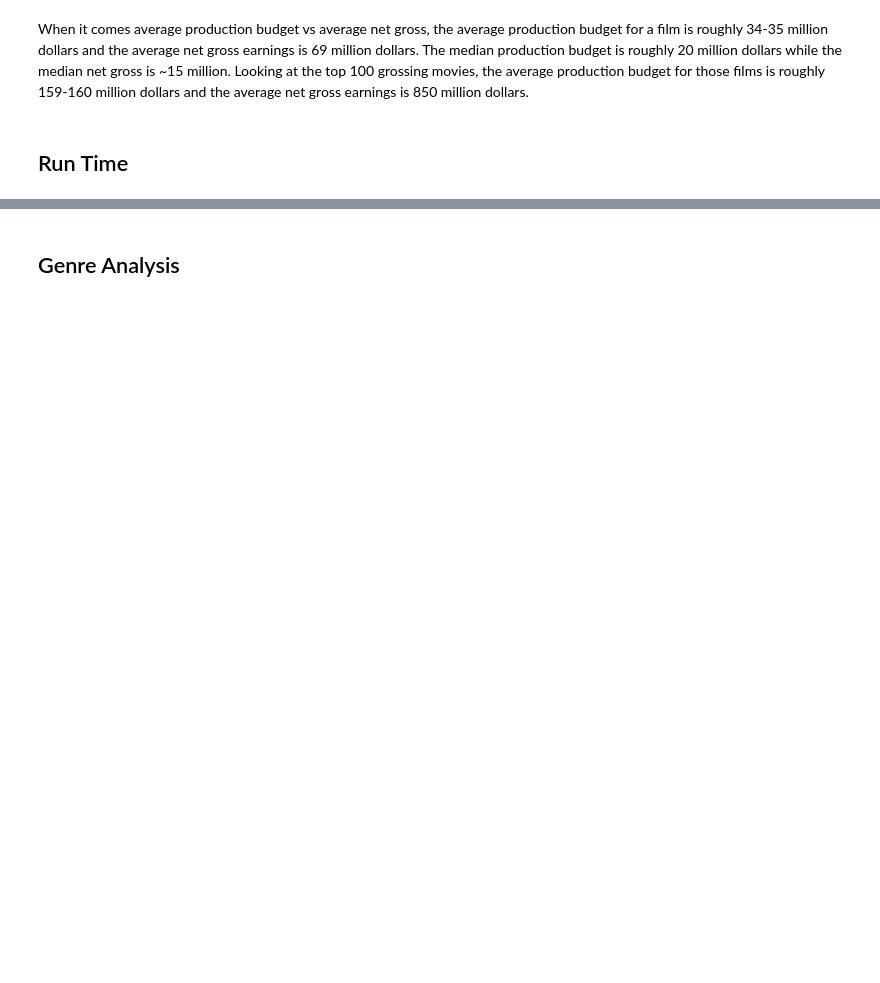
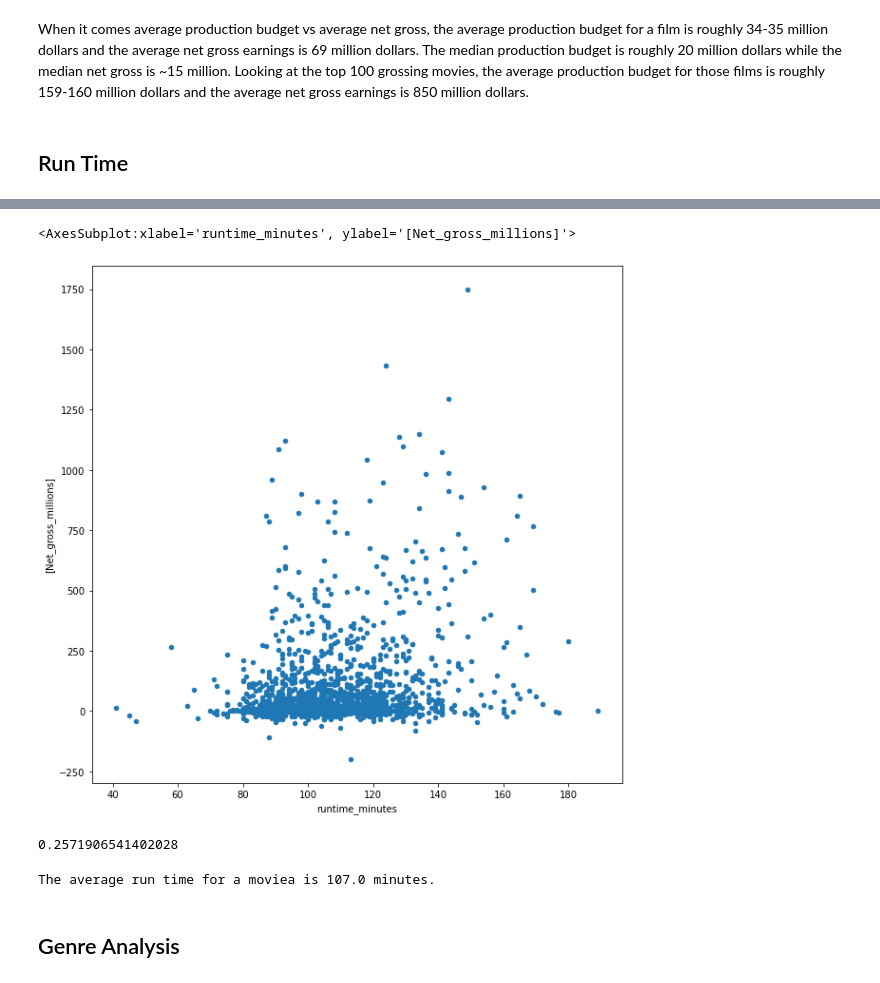
Before and after one commit to ldwilker10/dsc-phase-1-project-v2-4, a Jupyter notebook: Microsoft_Analysis.ipynb, the cells around one changed output, grey strips where cells are left out. Drawn from its saved outputs; the diff is of its cells as text; code cells hidden in the pictures; blank space fills up the shorter version.

```diff
--- a/Microsoft_Analysis.ipynb
+++ b/Microsoft_Analysis.ipynb
@@ -221,12 +379,22 @@ When it comes average production budget vs average net gross, the average produc
 # %%
 #scatter plot
-#top_movies_dropped_null.plot(
-#    x="runtime_minutes", y= ["Net_Gross"], kind="scatter", figsize = (12,12))
+top_movies_dropped_null.plot(
+    x="runtime_minutes", y= ["Net_gross_millions"], kind="scatter", figsize = (10,10))
+# %% [output]
+<AxesSubplot:xlabel='runtime_minutes', ylabel='[Net_gross_millions]'>
+[figure, added]
 # %%
 #running correlation of run time to net gross
-#top_movies_dropped_null["runtime_minutes"].corr(top_movies_dropped_null["Net_Gross"])
+top_movies_dropped_null["runtime_minutes"].corr(top_movies_dropped_null["Net_Gross"])
+# %% [output]
+0.2571906541402028
 # %%
 #Need to calculate average run time and average gross to give recs
+print("The average run time for a moviea is",
+      round(top_movies_dropped_null["runtime_minutes"].mean()),
+      "minutes.")
+# %% [output]
+The average run time for a moviea is 107.0 minutes.
 # %% [markdown]
 ## Genre Analysis
 # %%
```
Also changed, not shown: parts of 30 cells of this notebook.
